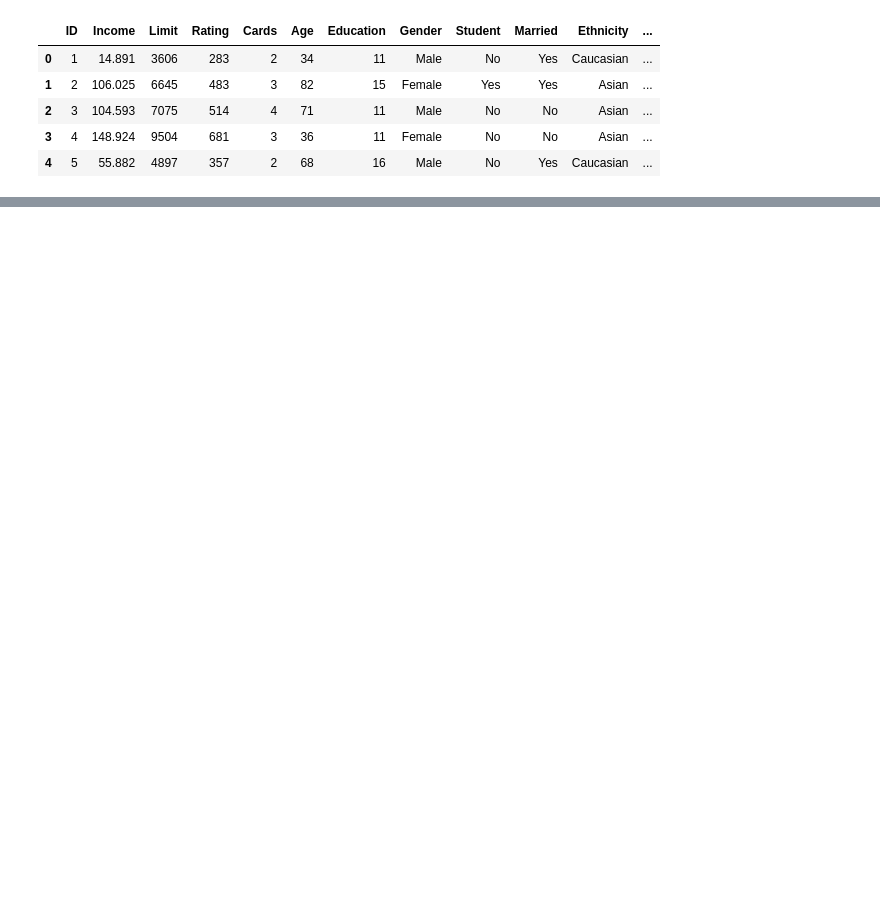
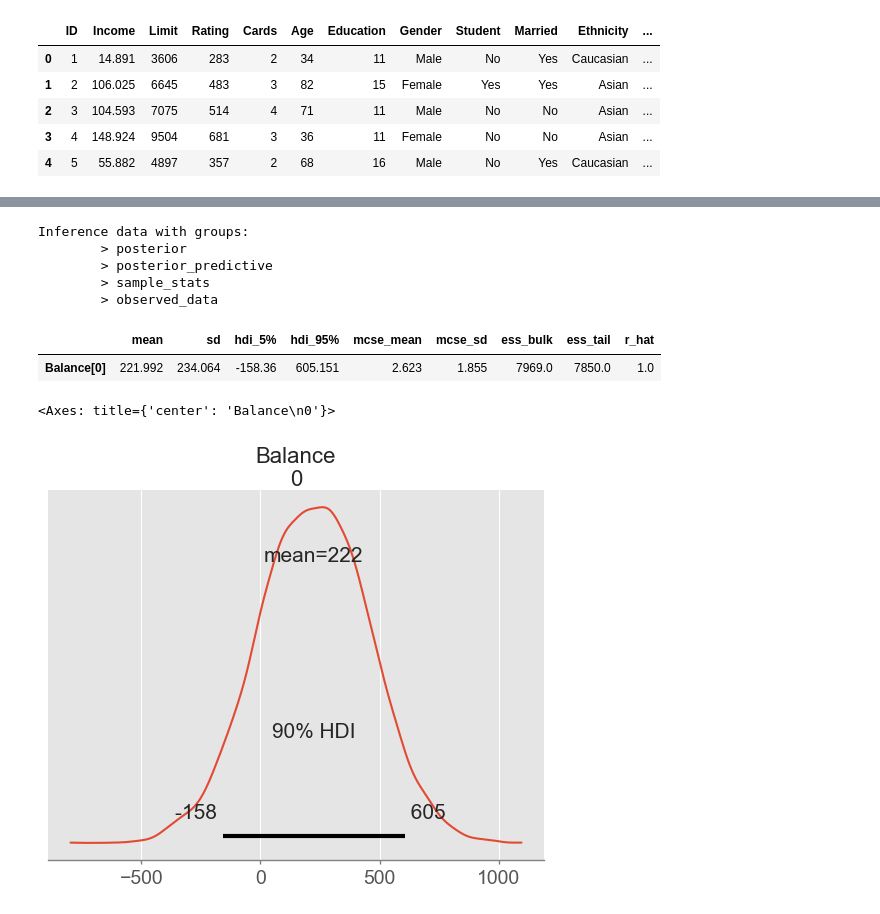
Before and after one commit to dave1b/TSM_BayMachLe, a Jupyter notebook: 06_week/Exercises/Exercise_week_6.ipynb, the cells around one changed output, grey strips where cells are left out. Drawn from its saved outputs; the diff is of its cells as text; code cells hidden in the pictures; blank space fills up the shorter version.

```diff
--- a/06_week/Exercises/Exercise_week_6.ipynb
+++ b/06_week/Exercises/Exercise_week_6.ipynb
@@ -53,0 +121,19 @@ linear_model_fit = linear_model.fit(draws=2000, tune=2000)
+# %%
+pred = credit_model.predict(credit_trace1, kind='response', data=pd.DataFrame({'Limit': [3000]}), inplace=False)
+pred
+# %% [output]
+Inference data with groups:
+        > posterior
+        > posterior_predictive
+        > sample_stats
+        > observed_data
+# %%
+pm.summary(pred.posterior_predictive, hdi_prob=0.9)
+# %% [output]
+|  | mean | sd | hdi_5% | hdi_95% | mcse_mean | mcse_sd | ess_bulk | ess_tail | r_hat |
+| Balance[0] | 221.992 | 234.064 | -158.36 | 605.151 | 2.623 | 1.855 | 7969.0 | 7850.0 | 1.0 |
+# %%
+pm.plot_posterior(pred.posterior_predictive, hdi_prob=0.9)
+# %% [output]
+<Axes: title={'center': 'Balance\n0'}>
+[figure, added]
```
Also changed, not shown: parts of 57 cells of this notebook, 1 other file.
